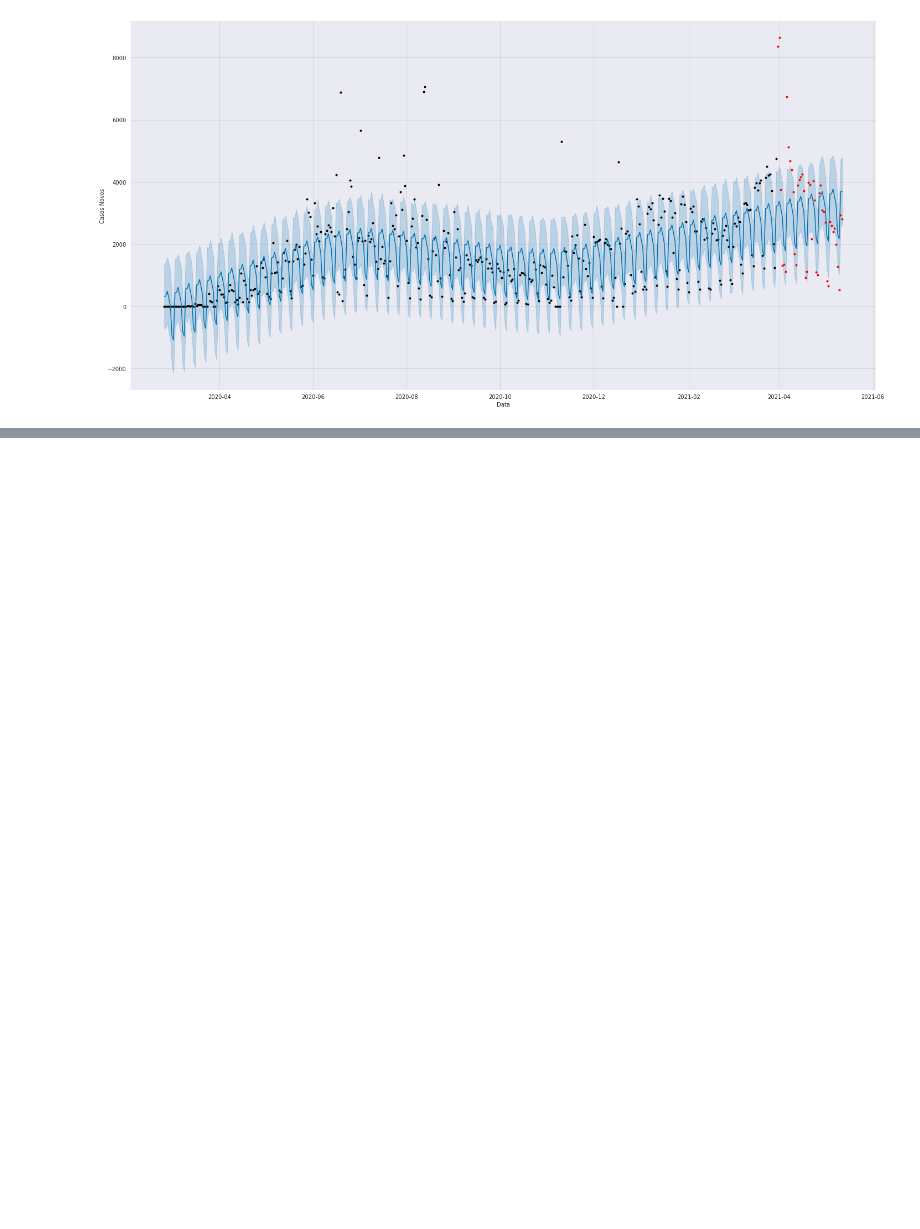
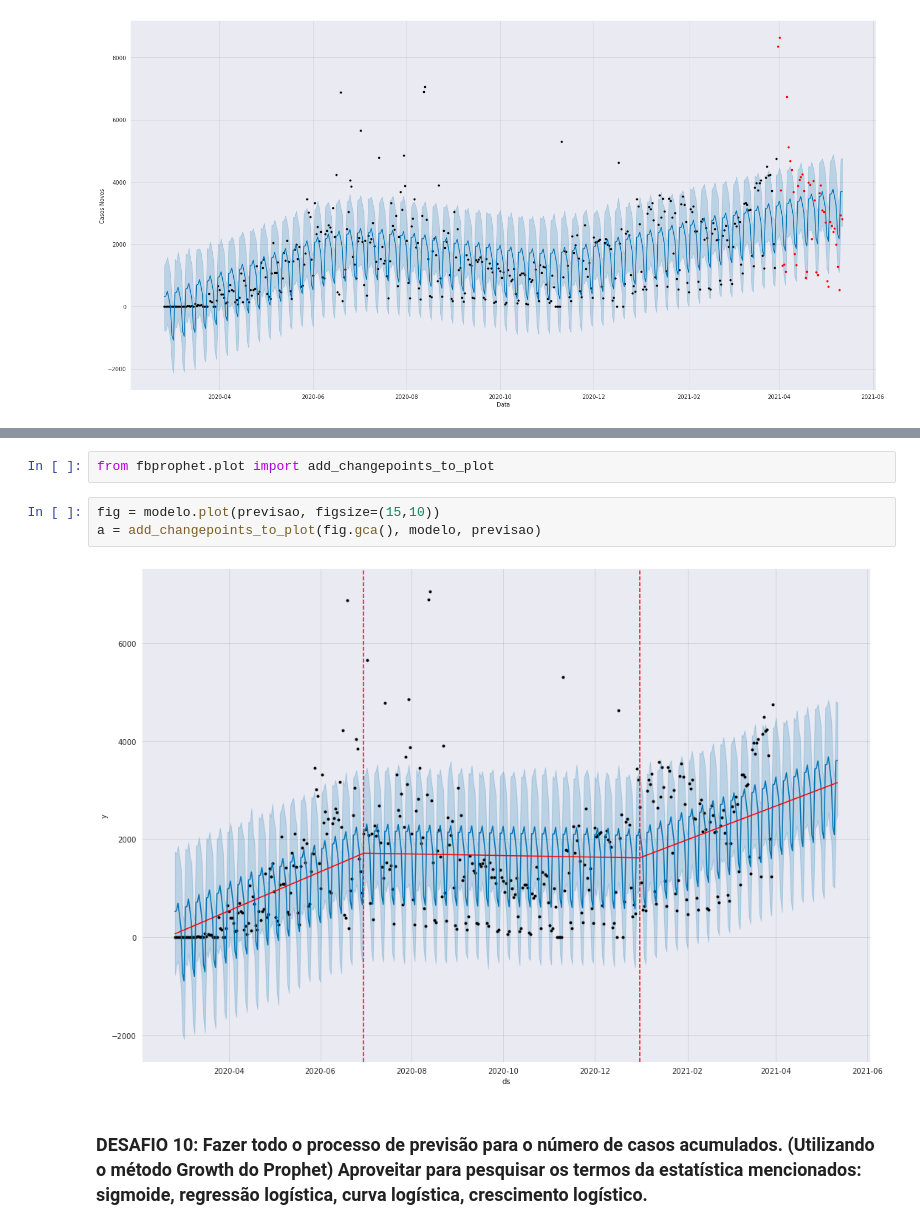
Before and after one commit to daviramalho/Bootcamp-DS2-Alura, a Jupyter notebook: notebooks/modulo_03/aula_03_mudanca_de_tendencia.ipynb, the cells around one changed output, grey strips where cells are left out. Saved outputs shown, nothing was run; the diff lists cells and outputs as text; blank space fills up the shorter version.

```diff
--- a/notebooks/modulo_03/aula_03_mudanca_de_tendencia.ipynb
+++ b/notebooks/modulo_03/aula_03_mudanca_de_tendencia.ipynb
@@ -450,0 +449,9 @@ modelo.plot_components(previsao, figsize=(20,10));
+# %%
+from fbprophet.plot import add_changepoints_to_plot
+# %%
+fig = modelo.plot(previsao, figsize=(15,10))
+a = add_changepoints_to_plot(fig.gca(), modelo, previsao)
+# %% [output]
+[figure, added]
+# %% [markdown]
+### DESAFIO 10: Fazer todo o processo de previsão para o número de casos acumulados. (Utilizando o método Growth do Prophet) Aproveitar para pesquisar os termos da estatística mencionados: sigmoide, regressão logística, curva logística, crescimento logístico.
```
Also changed, not shown: parts of 13 cells of this notebook.
